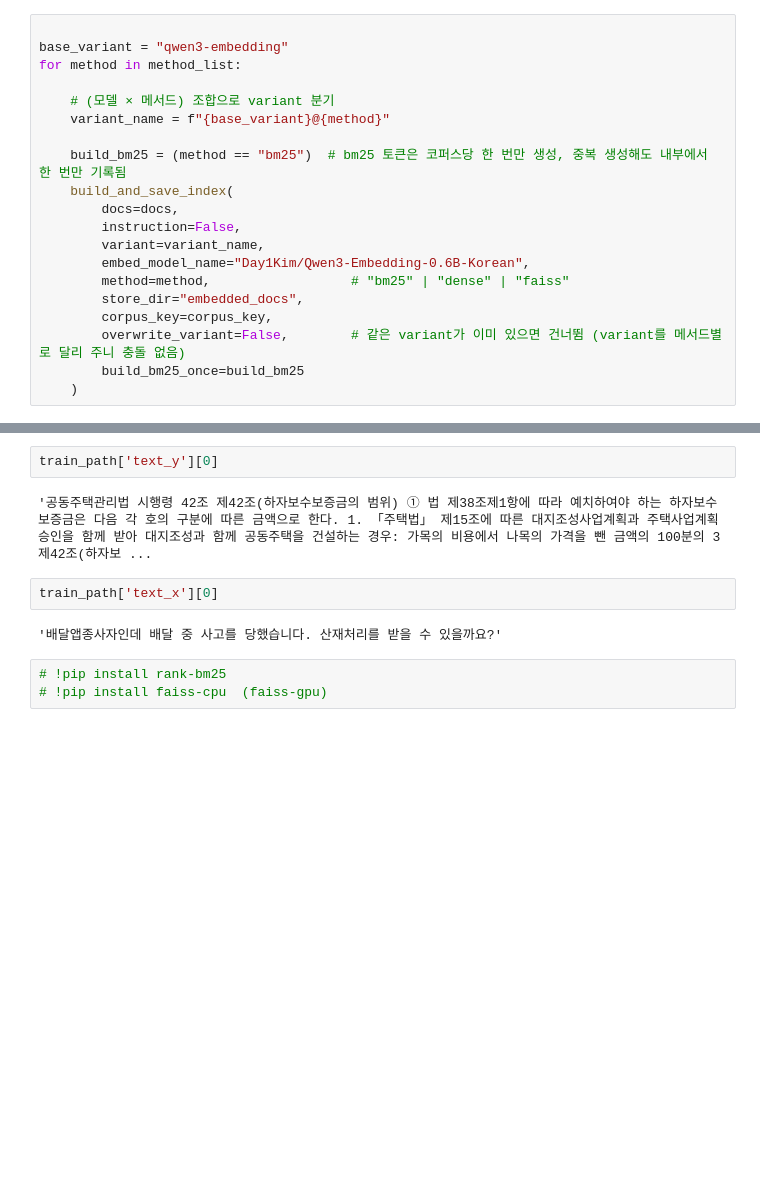
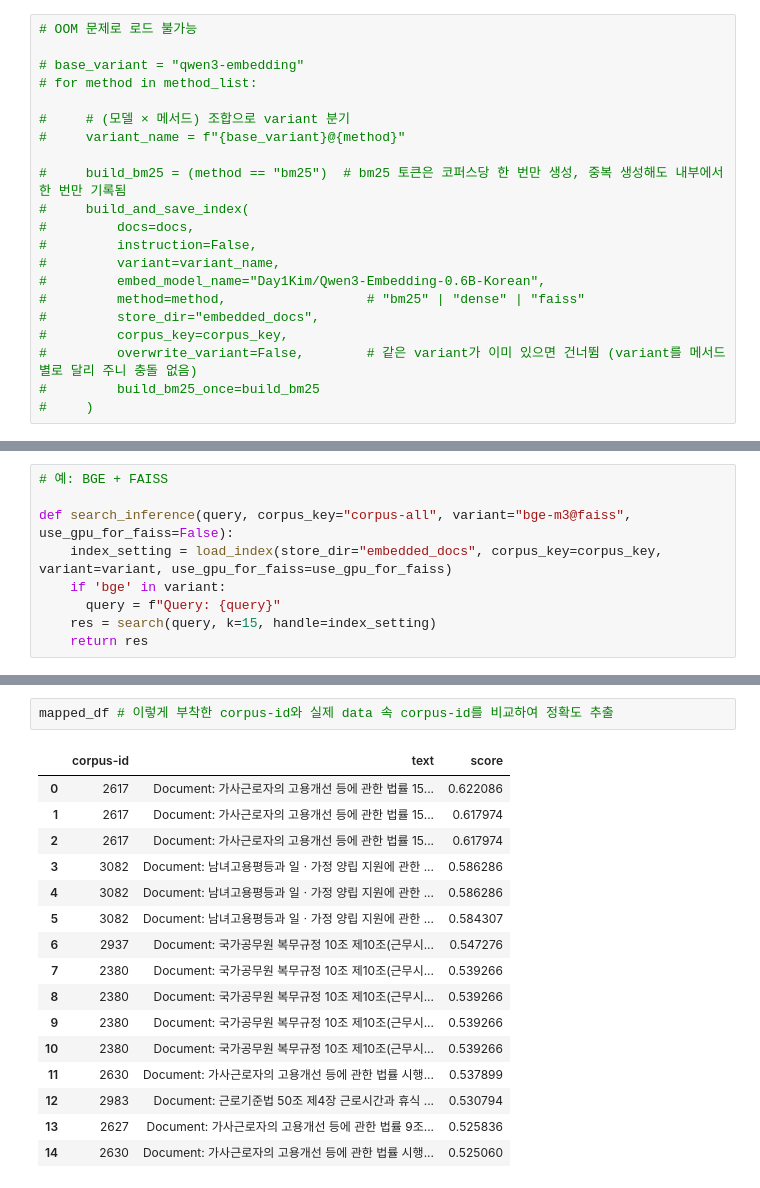
Before and after one commit to Minn-ji/SPTAR, a Jupyter notebook: retrieve_test.ipynb, the cells around one changed output, grey strips where cells are left out. Drawn from its saved outputs; the diff is of its cells as text; blank space fills up the shorter version.

```diff
--- a/retrieve_test.ipynb
+++ b/retrieve_test.ipynb
@@ -322,20 +344,21 @@ KeyboardInterrupt:
 # %%
+# OOM 문제로 로드 불가능
 
-base_variant = "qwen3-embedding"
-for method in method_list:
+# base_variant = "qwen3-embedding"
+# for method in method_list:
 
-    # (모델 × 메서드) 조합으로 variant 분기
-    variant_name = f"{base_variant}@{method}"
+#     # (모델 × 메서드) 조합으로 variant 분기
+#     variant_name = f"{base_variant}@{method}"
 
-    build_bm25 = (method == "bm25")  # bm25 토큰은 코퍼스당 한 번만 생성, 중복 생성해도 내부에서 한 번만 기록됨
-    build_and_save_index(
-        docs=docs,
-        instruction=False,
-        variant=variant_name,
-        embed_model_name="Day1Kim/Qwen3-Embedding-0.6B-Korean",
-        method=method,                  # "bm25" | "dense" | "faiss"
-        store_dir="embedded_docs",
-        corpus_key=corpus_key,
-        overwrite_variant=False,        # 같은 variant가 이미 있으면 건너뜀 (variant를 메서드별로 달리 주니 충돌 없음)
-        build_bm25_once=build_bm25
-    )
+#     build_bm25 = (method == "bm25")  # bm25 토큰은 코퍼스당 한 번만 생성, 중복 생성해도 내부에서 한 번만 기록됨
+#     build_and_save_index(
+#         docs=docs,
+#         instruction=False,
+#         variant=variant_name,
+#         embed_model_name="Day1Kim/Qwen3-Embedding-0.6B-Korean",
+#         method=method,                  # "bm25" | "dense" | "faiss"
+#         store_dir="embedded_docs",
+#         corpus_key=corpus_key,
+#         overwrite_variant=False,        # 같은 variant가 이미 있으면 건너뜀 (variant를 메서드별로 달리 주니 충돌 없음)
+#         build_bm25_once=build_bm25
+#     )
@@ -412 +385,10 @@ docs = list(train_path['text_y'])[:100]
+# %%
+# 예: BGE + FAISS
+
+def search_inference(query, corpus_key="corpus-all", variant="bge-m3@faiss", use_gpu_for_faiss=False):
+    index_setting = load_index(store_dir="embedded_docs", corpus_key=corpus_key, variant=variant, use_gpu_for_faiss=use_gpu_for_faiss)
+    if 'bge' in variant:
+      query = f"Query: {query}"
+    res = search(query, k=15, handle=index_setting)
+    return res
 # %%
@@ -417,11 +480,19 @@ docs = list(train_path['text_y'])[:100]
-# %%
-train_path['text_y'][0]
-# %% [output]
-'공동주택관리법 시행령 42조 제42조(하자보수보증금의 범위) ① 법 제38조제1항에 따라 예치하여야 하는 하자보수보증금은 다음 각 호의 구분에 따른 금액으로 한다. 1. 「주택법」 제15조에 따른 대지조성사업계획과 주택사업계획승인을 함께 받아 대지조성과 함께 공동주택을 건설하는 경우: 가목의 비용에서 나목의 가격을 뺀 금액의 100분의 3 제42조(하자보 ...
-# %%
-train_path['text_x'][0]
-# %% [output]
-'배달앱종사자인데 배달 중 사고를 당했습니다. 산재처리를 받을 수 있을까요?'
-# %%
-# !pip install rank-bm25
-# !pip install faiss-cpu  (faiss-gpu)
+# %%
+mapped_df # 이렇게 부착한 corpus-id와 실제 data 속 corpus-id를 비교하여 정확도 추출
+# %% [output]
+|  | corpus-id | text | score |
+| 0 | 2617 | Document: 가사근로자의 고용개선 등에 관한 법률 15... | 0.622086 |
+| 1 | 2617 | Document: 가사근로자의 고용개선 등에 관한 법률 15... | 0.617974 |
+| 2 | 2617 | Document: 가사근로자의 고용개선 등에 관한 법률 15... | 0.617974 |
+| 3 | 3082 | Document: 남녀고용평등과 일ㆍ가정 양립 지원에 관한 ... | 0.586286 |
+| 4 | 3082 | Document: 남녀고용평등과 일ㆍ가정 양립 지원에 관한 ... | 0.586286 |
+| 5 | 3082 | Document: 남녀고용평등과 일ㆍ가정 양립 지원에 관한 ... | 0.584307 |
+| 6 | 2937 | Document: 국가공무원 복무규정 10조 제10조(근무시... | 0.547276 |
+| 7 | 2380 | Document: 국가공무원 복무규정 10조 제10조(근무시... | 0.539266 |
+| 8 | 2380 | Document: 국가공무원 복무규정 10조 제10조(근무시... | 0.539266 |
+| 9 | 2380 | Document: 국가공무원 복무규정 10조 제10조(근무시... | 0.539266 |
+| 10 | 2380 | Document: 국가공무원 복무규정 10조 제10조(근무시... | 0.539266 |
+| 11 | 2630 | Document: 가사근로자의 고용개선 등에 관한 법률 시행... | 0.537899 |
+| 12 | 2983 | Document: 근로기준법 50조 제4장 근로시간과 휴식 ... | 0.530794 |
+| 13 | 2627 | Document: 가사근로자의 고용개선 등에 관한 법률 9조... | 0.525836 |
+| 14 | 2630 | Document: 가사근로자의 고용개선 등에 관한 법률 시행... | 0.525060 |
```
Also changed, not shown: parts of 23 cells of this notebook, 31 other files.
